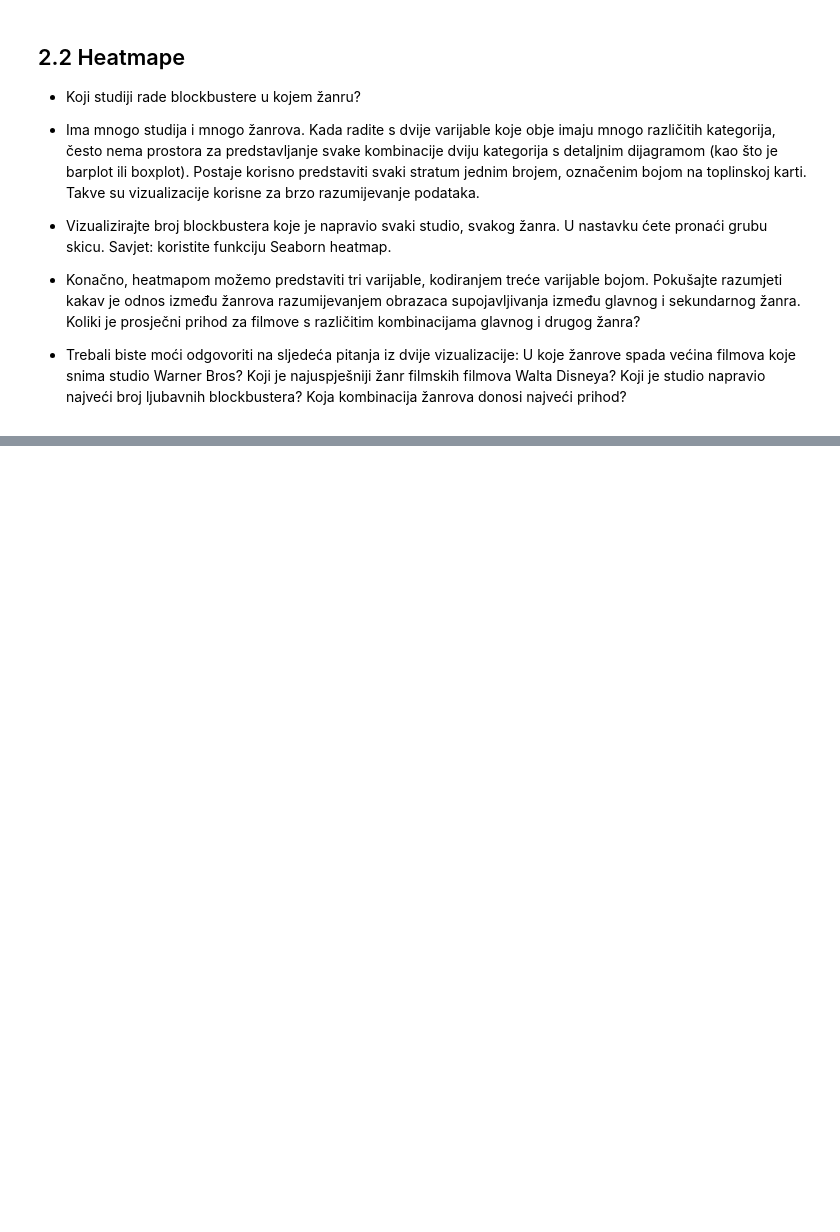
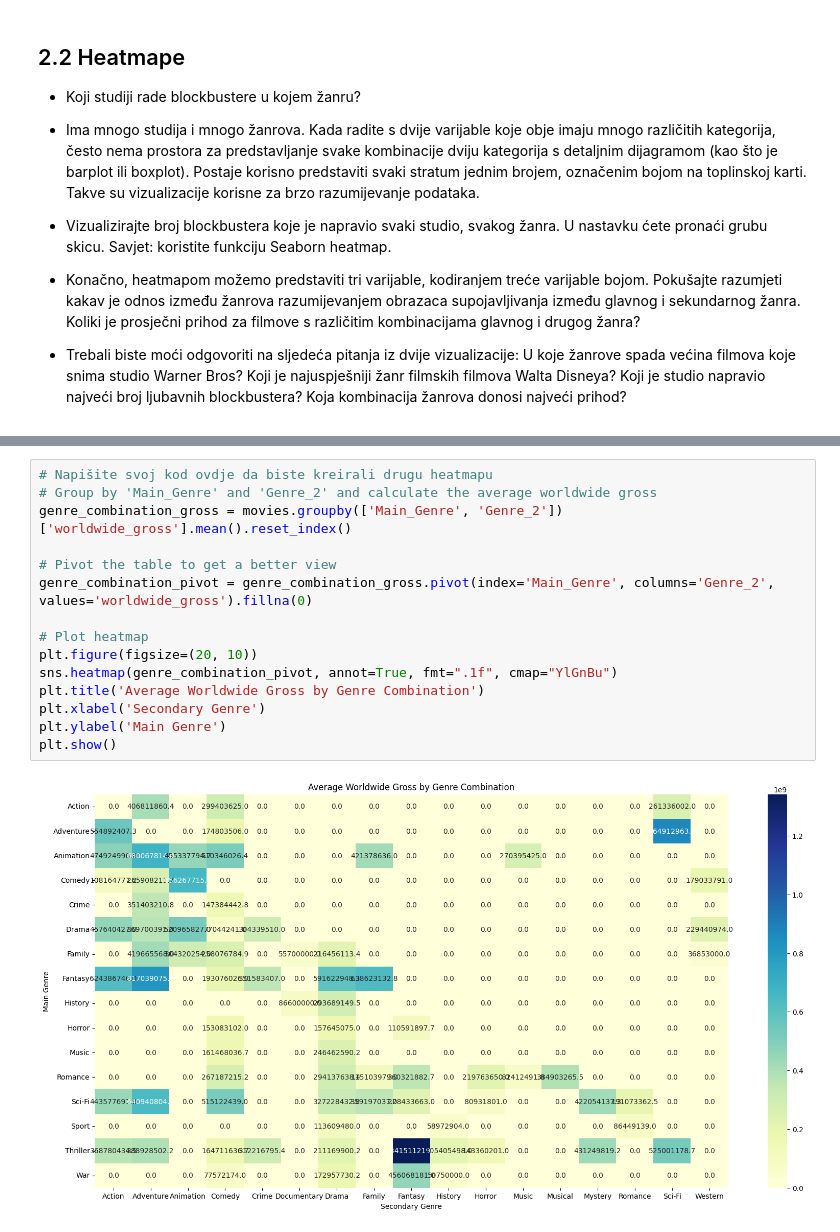
Before and after one commit to zobo24/Data_science_labs, a Jupyter notebook: lab_4/lab4.ipynb, the cells around one changed output, grey strips where cells are left out. Cells and saved outputs as stored; diff of their text form; blank space fills up the shorter version.

```diff
--- a/lab_4/lab4.ipynb
+++ b/lab_4/lab4.ipynb
@@ -306,0 +343,17 @@ plt.show()
+# %%
+# Napišite svoj kod ovdje da biste kreirali drugu heatmapu
+# Group by 'Main_Genre' and 'Genre_2' and calculate the average worldwide gross
+genre_combination_gross = movies.groupby(['Main_Genre', 'Genre_2'])['worldwide_gross'].mean().reset_index()
+
+# Pivot the table to get a better view
+genre_combination_pivot = genre_combination_gross.pivot(index='Main_Genre', columns='Genre_2', values='worldwide_gross').fillna(0)
+
+# Plot heatmap
+plt.figure(figsize=(20, 10))
+sns.heatmap(genre_combination_pivot, annot=True, fmt=".1f", cmap="YlGnBu")
+plt.title('Average Worldwide Gross by Genre Combination')
+plt.xlabel('Secondary Genre')
+plt.ylabel('Main Genre')
+plt.show()
+# %% [output]
+[figure, added]
```
Also changed, not shown: parts of 4 cells of this notebook.
